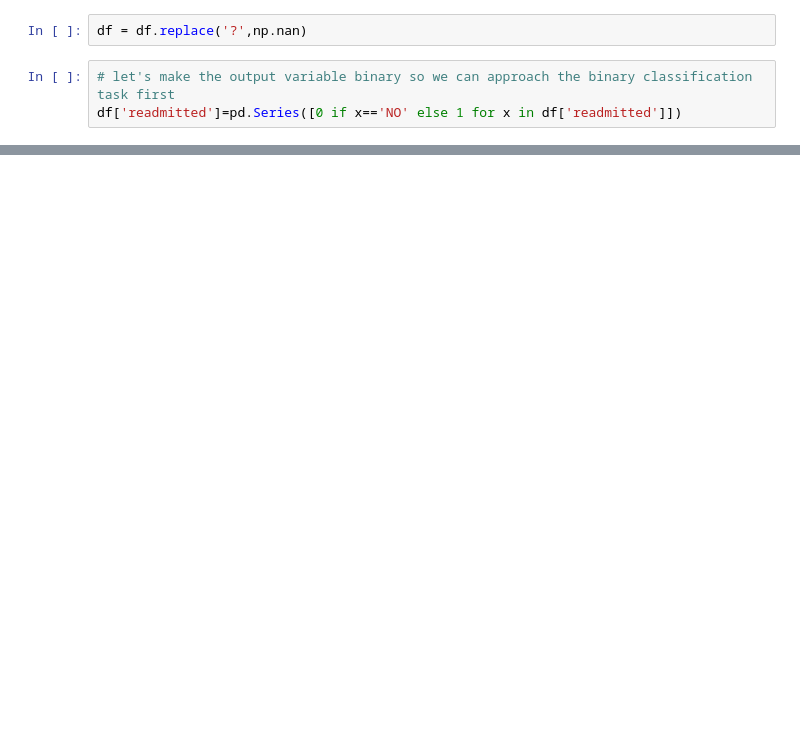
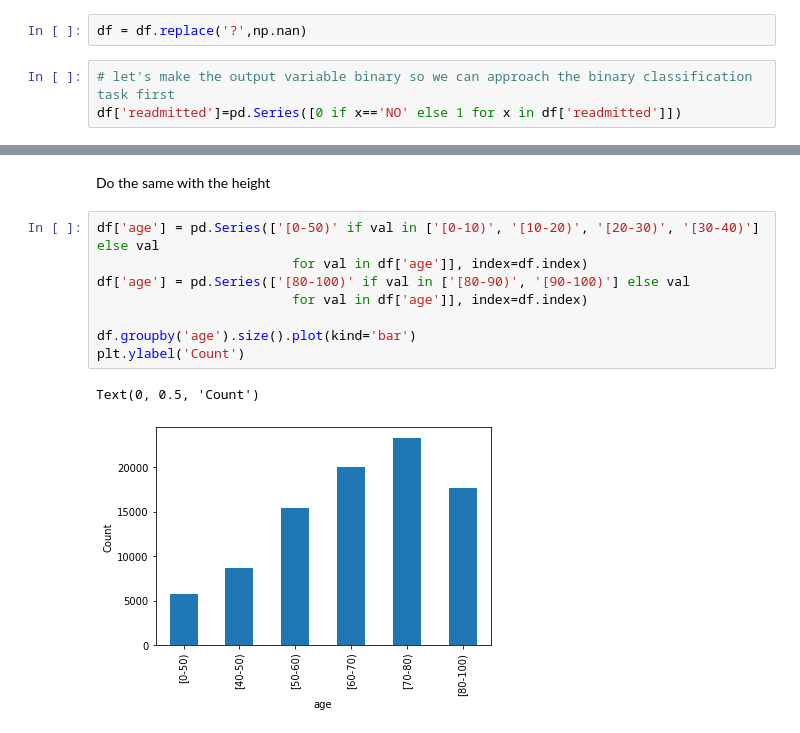
Before and after one commit to gavinmcclelland/CISC451, a Jupyter notebook: a2/code/patient_readmission.ipynb, the cells around one changed output, grey strips where cells are left out. Cells and saved outputs as stored; diff of their text form; blank space fills up the shorter version.

```diff
--- a/a2/code/patient_readmission.ipynb
+++ b/a2/code/patient_readmission.ipynb
@@ -79,0 +114,13 @@ df.groupby('readmitted').size().plot(kind='bar')
+# %% [markdown]
+Do the same with the height
+# %%
+df['age'] = pd.Series(['[0-50)' if val in ['[0-10)', '[10-20)', '[20-30)', '[30-40)'] else val
+                         for val in df['age']], index=df.index)
+df['age'] = pd.Series(['[80-100)' if val in ['[80-90)', '[90-100)'] else val
+                         for val in df['age']], index=df.index)
+
+df.groupby('age').size().plot(kind='bar')
+plt.ylabel('Count')
+# %% [output]
+Text(0, 0.5, 'Count')
+[figure, added]
```
Also changed, not shown: parts of 41 cells of this notebook.
